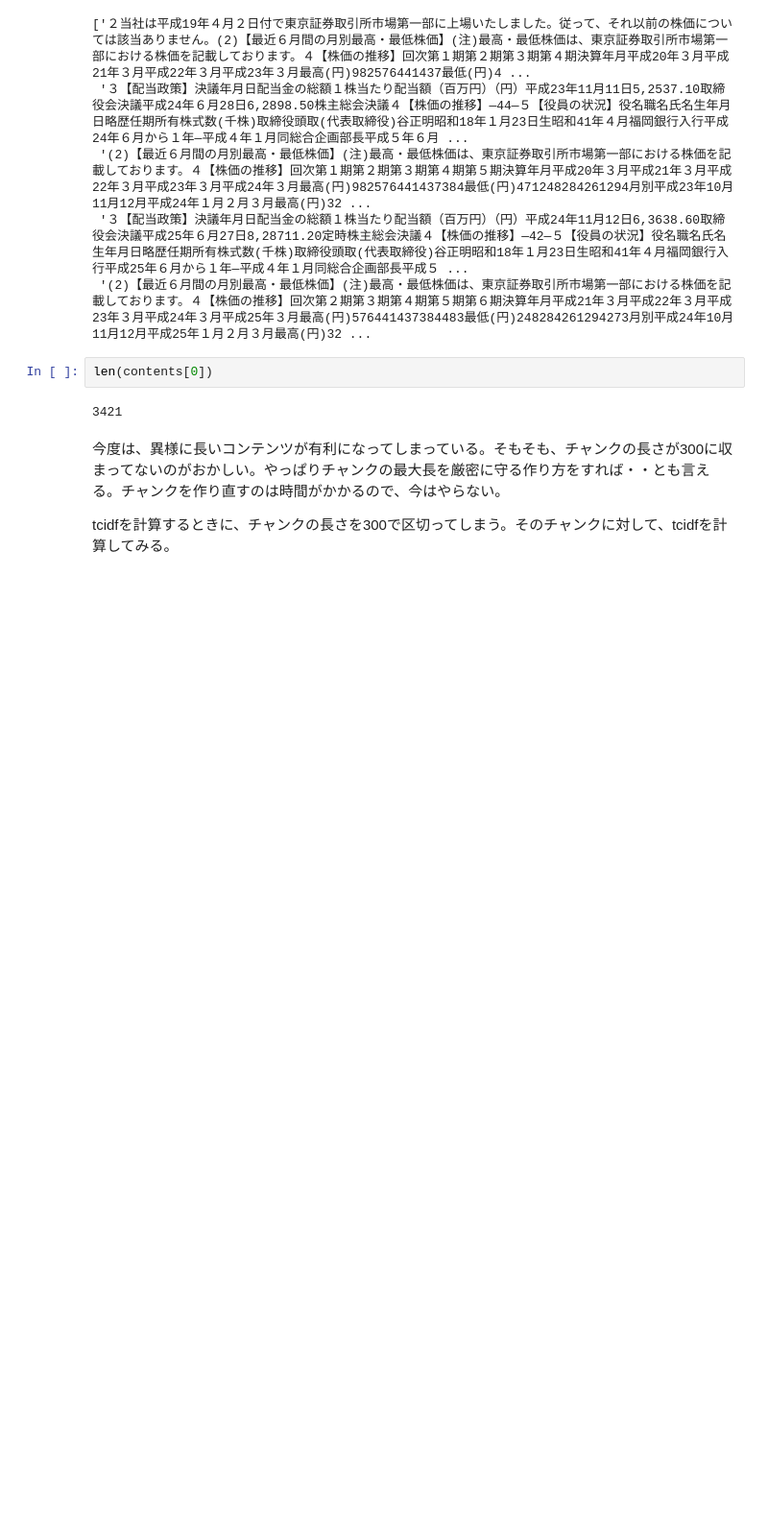
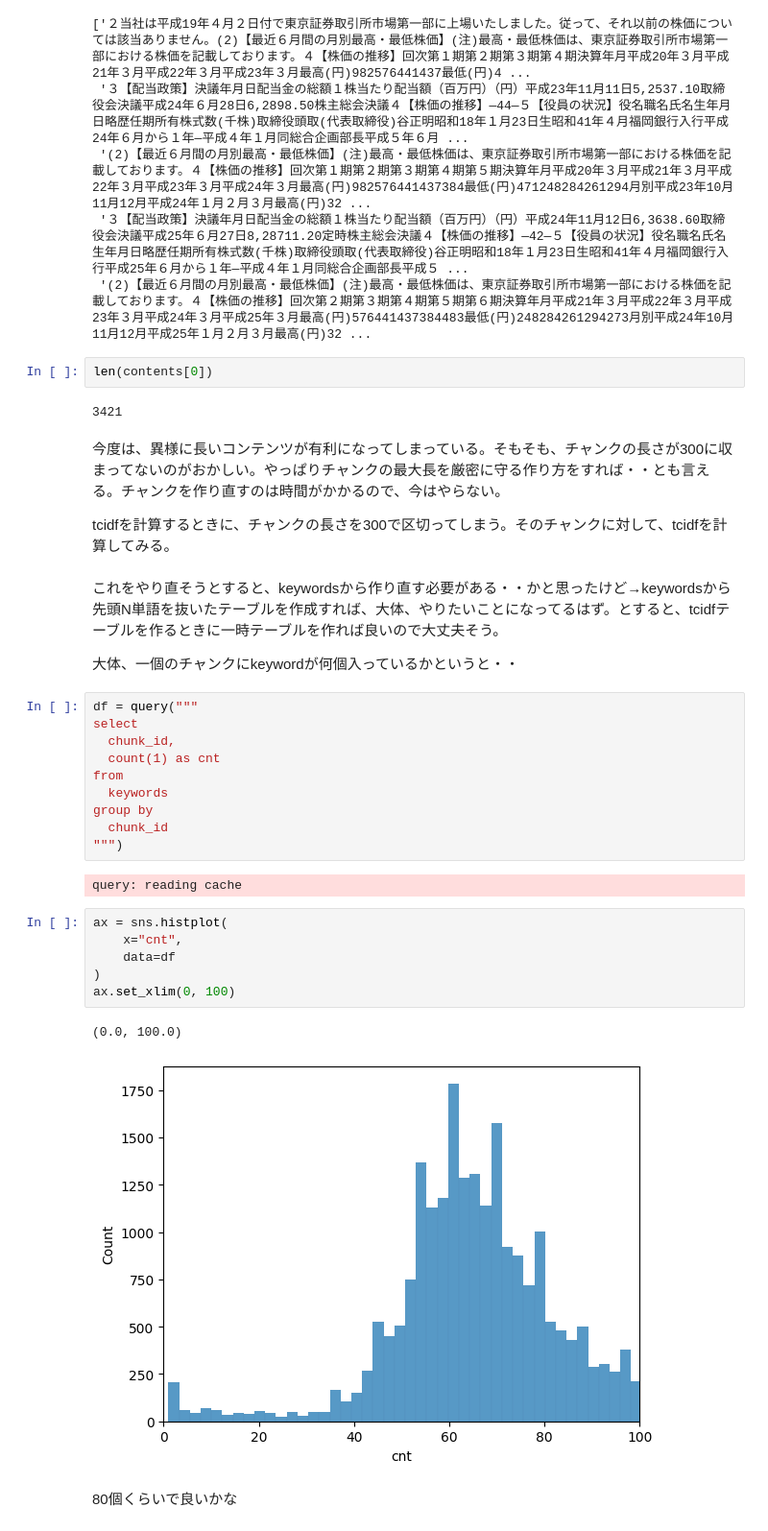
Before and after one commit to hotoku/ffg-crawl, a Jupyter notebook: works/20230409-context2.ipynb, the cells around one changed output. Shown at 96% size. Drawn from its saved outputs; the diff is of its cells as text; blank space fills up the shorter version.

```diff
--- a/works/20230409-context2.ipynb
+++ b/works/20230409-context2.ipynb
@@ -40,3 +41,30 @@ len(contents[0])
 今度は、異様に長いコンテンツが有利になってしまっている。そもそも、チャンクの長さが300に収まってないのがおかしい。やっぱりチャンクの最大長を厳密に守る作り方をすれば・・とも言える。チャンクを作り直すのは時間がかかるので、今はやらない。
 
 tcidfを計算するときに、チャンクの長さを300で区切ってしまう。そのチャンクに対して、tcidfを計算してみる。
+# %% [markdown]
+これをやり直そうとすると、keywordsから作り直す必要がある・・かと思ったけど→keywordsから先頭N単語を抜いたテーブルを作成すれば、大体、やりたいことになってるはず。とすると、tcidfテーブルを作るときに一時テーブルを作れば良いので大丈夫そう。
+
+大体、一個のチャンクにkeywordが何個入っているかというと・・
+# %%
+df = query("""
+select
+  chunk_id,
+  count(1) as cnt
+from
+  keywords
+group by
+  chunk_id
+""")
+# %% [output]
+query: reading cache
+# %%
+ax = sns.histplot(
+    x="cnt",
+    data=df
+)
+ax.set_xlim(0, 100)
+# %% [output]
+(0.0, 100.0)
+[figure, added]
+# %% [markdown]
+80個くらいで良いかな
```
Also changed, not shown: parts of 1 cell of this notebook, 4 other files.
